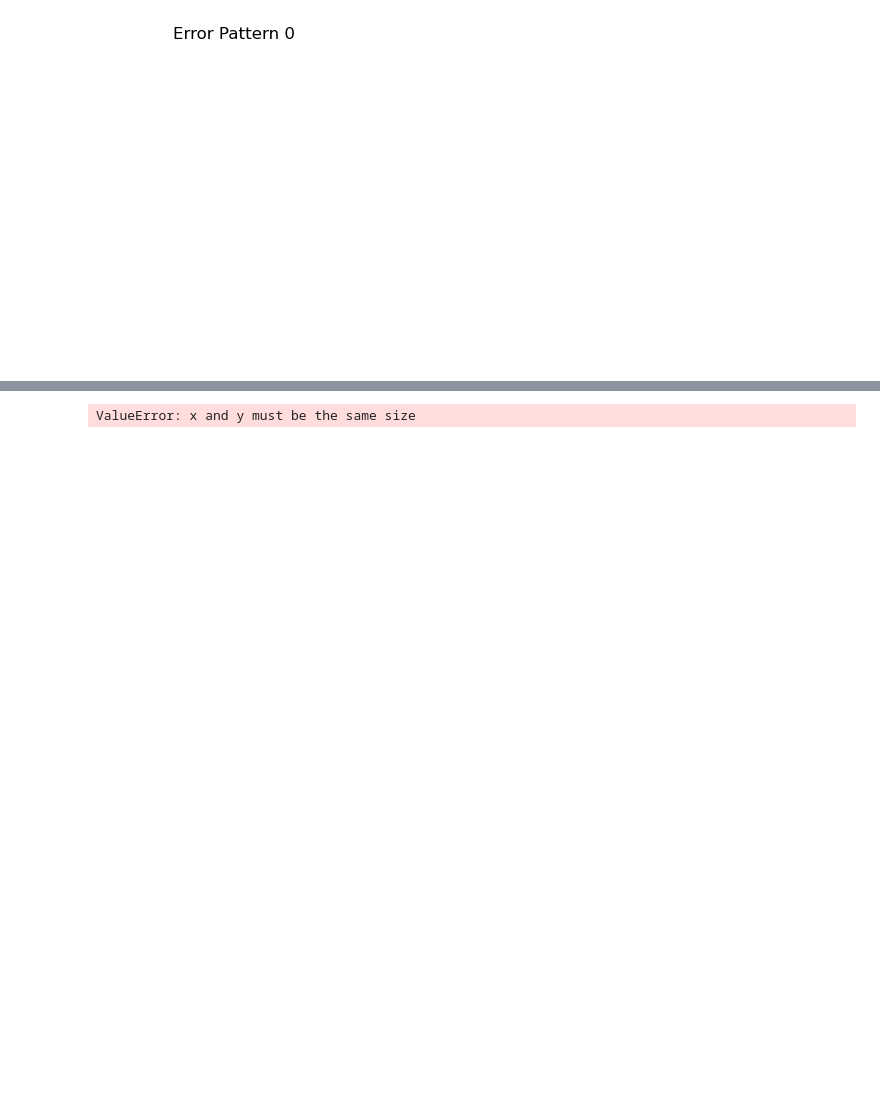
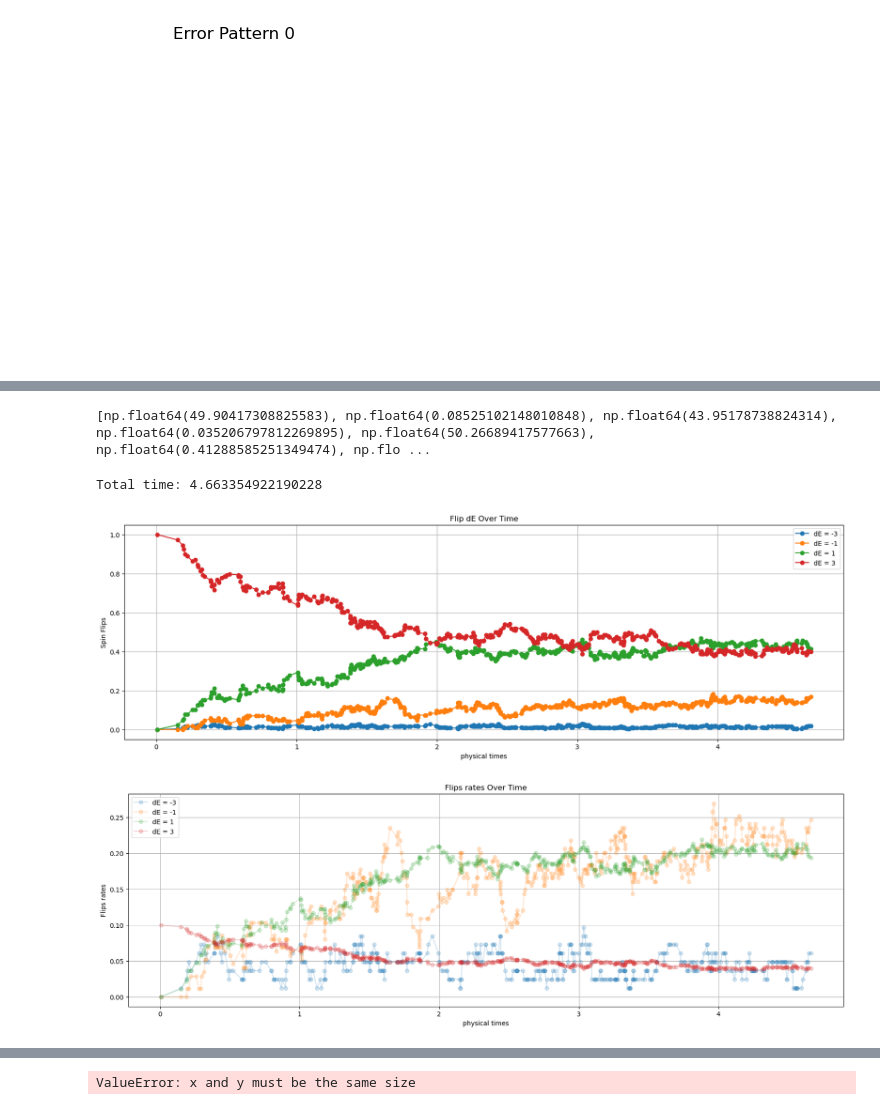
Before and after one commit to toM0dots/XYZ-color-code, a Jupyter notebook: XYZ_color_code/Optimal_decoder.ipynb, the cells around one changed output, grey strips where cells are left out. Cells and saved outputs as stored; diff of their text form; code cells hidden in the pictures; blank space fills up the shorter version.

```diff
--- a/XYZ_color_code/Optimal_decoder.ipynb
+++ b/XYZ_color_code/Optimal_decoder.ipynb
@@ -43,7 +43,7 @@ def compute_dE(lattice_, i, j):
     bottom = lattice[(i+1)%H, j] + lattice[(i+1)%H, (j+1)%L]
     E  = (left+s)%2 + (right+s)%2 + (bottom+s)%2
     E_new = (left+ds)%2 + (right+ds)%2 + (bottom+ds)%2
-    dE = int(E_new - E)
+    dE = (E_new - E)
     if dE == 0:
         raise ValueError("No change in energy")
     return dE
@@ -1097,0 +1048,76 @@ print(time_list)
+# %%
+print(time_list)
+# %% [output]
+[np.float64(49.90417308825583), np.float64(0.08525102148010848), np.float64(43.95178738824314), np.float64(0.035206797812269895), np.float64(50.26689417577663), np.float64(0.41288585251349474), np.flo ...
+# %%
+
+error_rate = 0.1
+beta = math.log((3+error_rate)/error_rate)/3
+H = 16
+L =16
+N = H* L
+x = lattice_space(H, L)
+logical =3
+logicals = logical_operators(x)
+lattice = logicals[logical].copy()
+energy_hist = []
+time_list = []
+spin_list =[]
+random.seed(199)
+# lattice = monte_carlo_error(lattice, 2, error_rate)
+truncated = False
+step = 0
+error_patterns = []
+syndromes = []
+nw = []
+sw =[]
+mag_list = []
+while not truncated:
+    step += 1
+    lattice = bkl(lattice, 1,  error_rate, energy_hist, time_list, spin_list, nw, sw, correction=True)
+    error_patterns.append(lattice.copy())
+    mag_list.append(np.sum(lattice) / N)
+
+    if step % 10 ==0:
+        truncated = not logical_checks(lattice, logical)
+# plt.plot(np.arange(step), spin_list, marker='o', linestyle='-', color='b')
+# plt.plot(np.cumsum(time_list), spin_list, marker='o', linestyle='-', color='b')
+print("Total time:", sum(time_list))
+plt.figure(figsize=(20, 6))
+plt.plot(np.cumsum(time_list), np.array([row[0] for row in nw])/N, marker='o', linestyle='-', label='dE = -3')
+plt.plot(np.cumsum(time_list), np.array([row[1] for row in nw])/N, marker='o', linestyle='-', label='dE = -1')
+plt.plot(np.cumsum(time_list), np.array([row[2] for row in nw])/N, marker='o', linestyle='-', label='dE = 1')
+plt.plot(np.cumsum(time_list), np.array([row[3] for row in nw])/N, marker='o', linestyle='-', label='dE = 3')
+# plt.hist(spin_list, bins=4, color='blue', alpha=0.7,)
+plt.xlabel('physical times')
+plt.ylabel('Spin Flips')
+plt.title('Flip dE Over Time')
+plt.legend()
+plt.grid()
+plt.show()
+
+plt.figure(figsize=(20, 6))
+plt.plot(np.cumsum(time_list), np.array([row[0] for row in sw])/N, marker='o', linestyle='-', label='dE = -3', alpha =0.2)
+plt.plot(np.cumsum(time_list), np.array([row[1] for row in sw])/N, marker='o', linestyle='-', label='dE = -1', alpha =0.2)
+plt.plot(np.cumsum(time_list), np.array([row[2] for row in sw])/N, marker='o', linestyle='-', label='dE = 1', alpha =0.2)
+plt.plot(np.cumsum(time_list), np.array([row[3] for row in sw])/N, marker='o', linestyle='-', label='dE = 3', alpha =0.2)
+# plt.hist(spin_list, bins=4, color='blue', alpha=0.7,)
+plt.xlabel('physical times')
+plt.ylabel('Flips rates')
+plt.title('Flips rates Over Time')
+plt.legend()
+plt.grid()
+plt.show()
+
+# plt.figure(figsize=(20, 6))
+# # plt.plot(np.arange(step), spin_list, marker='o', linestyle='-', color='b')
+# plt.hist(spin_list, bins=4, color='blue', alpha=0.7,density= True)
+# plt.xlabel('Steps')
+# plt.ylabel('Spin Flips')
+# plt.title('Spin Flips Over Time')
+# plt.grid()
+# plt.show()
+# %% [output]
+Total time: 4.663354922190228
+[figure, added]
+[figure, added]
```
Also changed, not shown: parts of 7 cells of this notebook, 6 other files.
